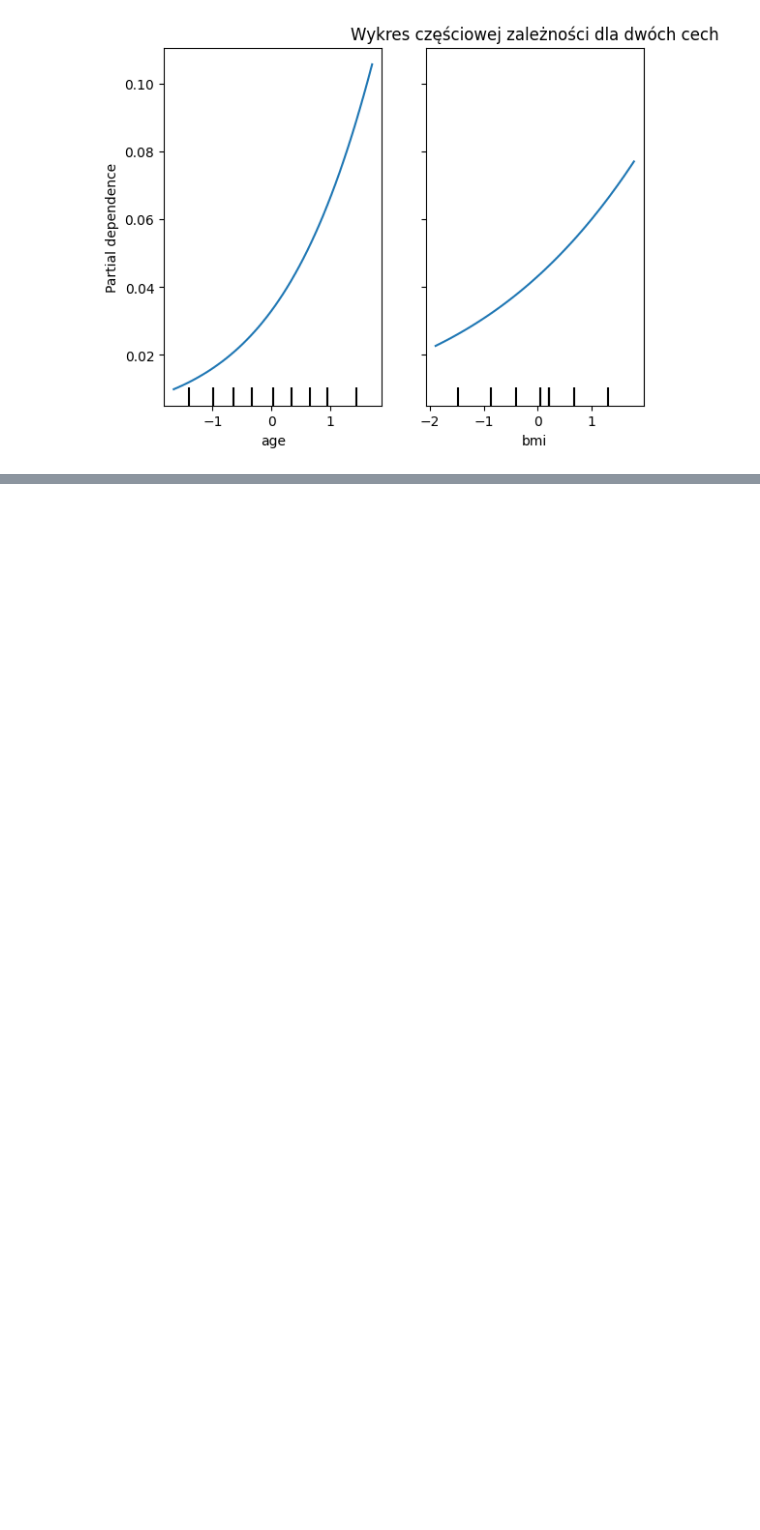
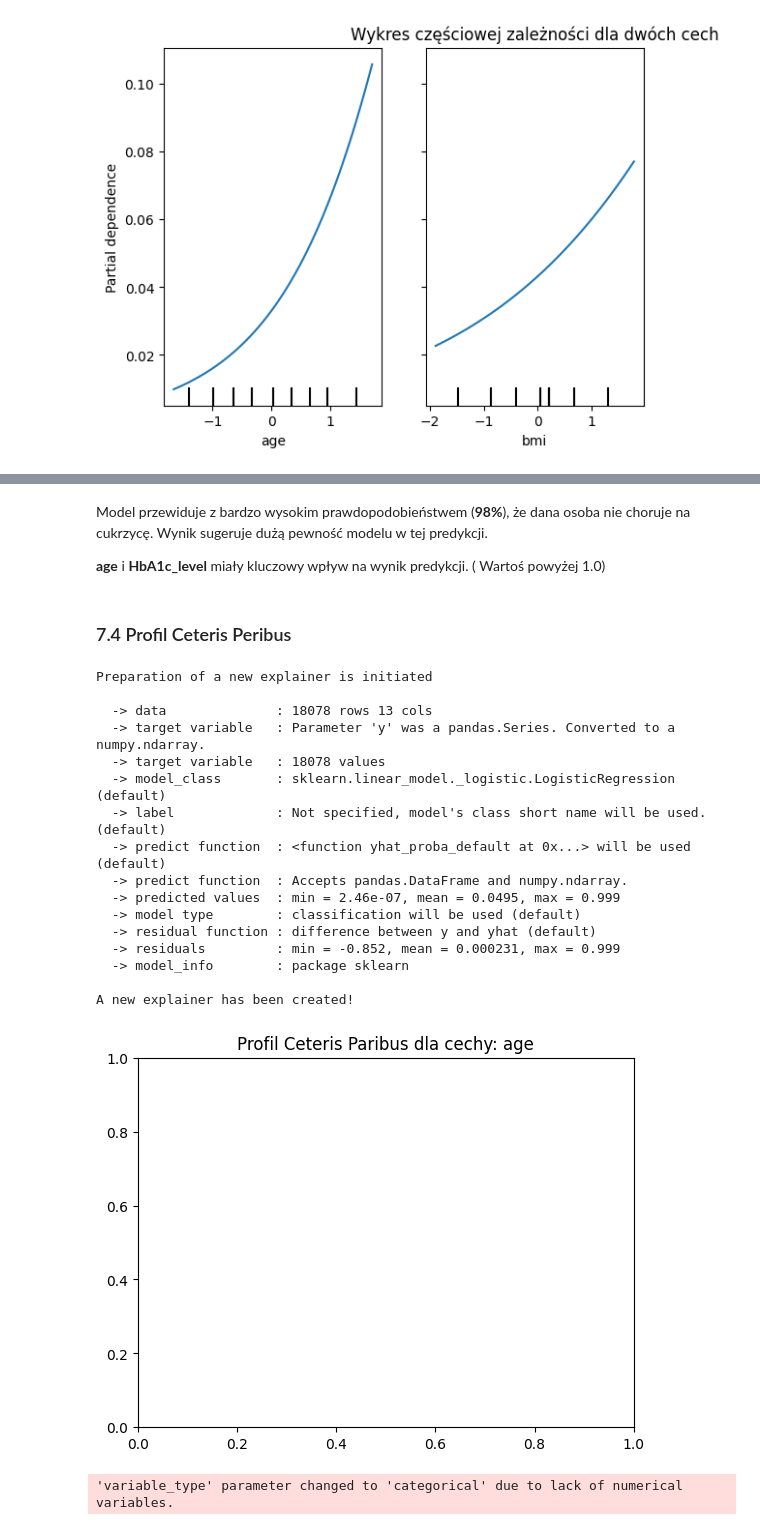
Before and after one commit to molfer1/ML_Diabetes_Prediction_Model, a Jupyter notebook: model.ipynb, the cells around one changed output, grey strips where cells are left out. Saved outputs shown, nothing was run; the diff lists cells and outputs as text; code cells hidden in the pictures; blank space fills up the shorter version.

```diff
--- a/model.ipynb
+++ b/model.ipynb
@@ -658,0 +587,42 @@ Projekt dostarczył solidnych podstaw do prognozowania cukrzycy przy użyciu ucz
+# %% [markdown]
+Model przewiduje z bardzo wysokim prawdopodobieństwem (**98%**), że dana osoba nie choruje na cukrzycę. Wynik sugeruje dużą pewność modelu w tej predykcji.
+
+**age** i **HbA1c_level** miały kluczowy wpływ na wynik predykcji.  ( Wartoś powyżej 1.0)
+# %% [markdown]
+### 7.4 Profil Ceteris Peribus
+# %%
+import dalex as dx
+import matplotlib.pyplot as plt
+
+explainer = dx.Explainer(lr_model, X_test, y_test)
+instance = X_test.iloc[0]
+cp_profile = explainer.predict_profile(instance)
+
+# AGE
+cp_profile.plot(variables=["age"])
+plt.title("Profil Ceteris Paribus dla cechy: age")
+plt.show()
+
+# HbA1c_level
+cp_profile.plot(variables=["HbA1c_level"])
+plt.title("Profil Ceteris Paribus dla cechy: HbA1c_level")
+plt.show()
+# %% [output]
+Preparation of a new explainer is initiated
+
+  -> data              : 18078 rows 13 cols
+  -> target variable   : Parameter 'y' was a pandas.Series. Converted to a numpy.ndarray.
+  -> target variable   : 18078 values
+  -> model_class       : sklearn.linear_model._logistic.LogisticRegression (default)
+  -> label             : Not specified, model's class short name will be used. (default)
+  -> predict function  : <function yhat_proba_default at 0x...> will be used (default)
+  -> predict function  : Accepts pandas.DataFrame and numpy.ndarray.
+  -> predicted values  : min = 2.46e-07, mean = 0.0495, max = 0.999
+  -> model type        : classification will be used (default)
+  -> residual function : difference between y and yhat (default)
+  -> residuals         : min = -0.852, mean = 0.000231, max = 0.999
+  -> model_info        : package sklearn
+
+A new explainer has been created!
+[figure, added]
+'variable_type' parameter changed to 'categorical' due to lack of numerical variables.
```
Also changed, not shown: parts of 34 cells of this notebook, 1 other file.
